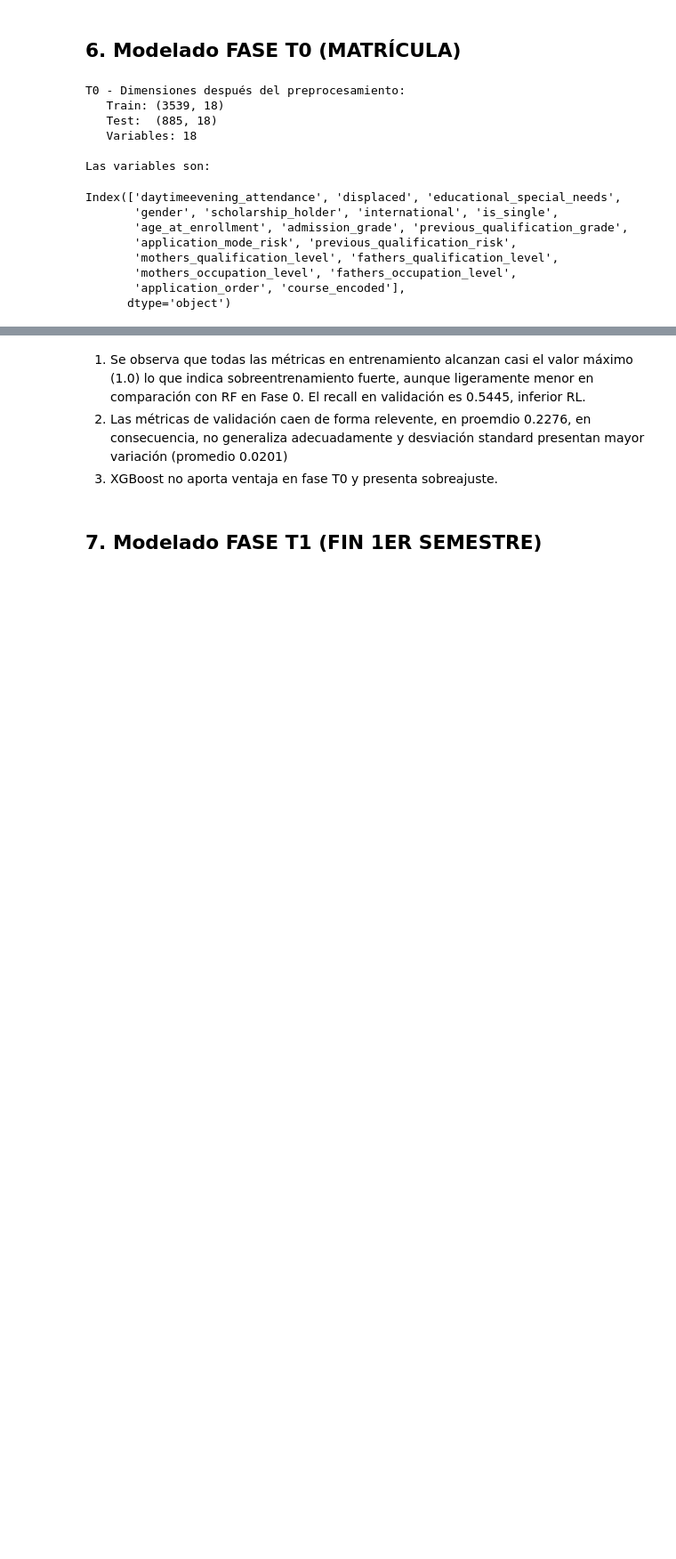
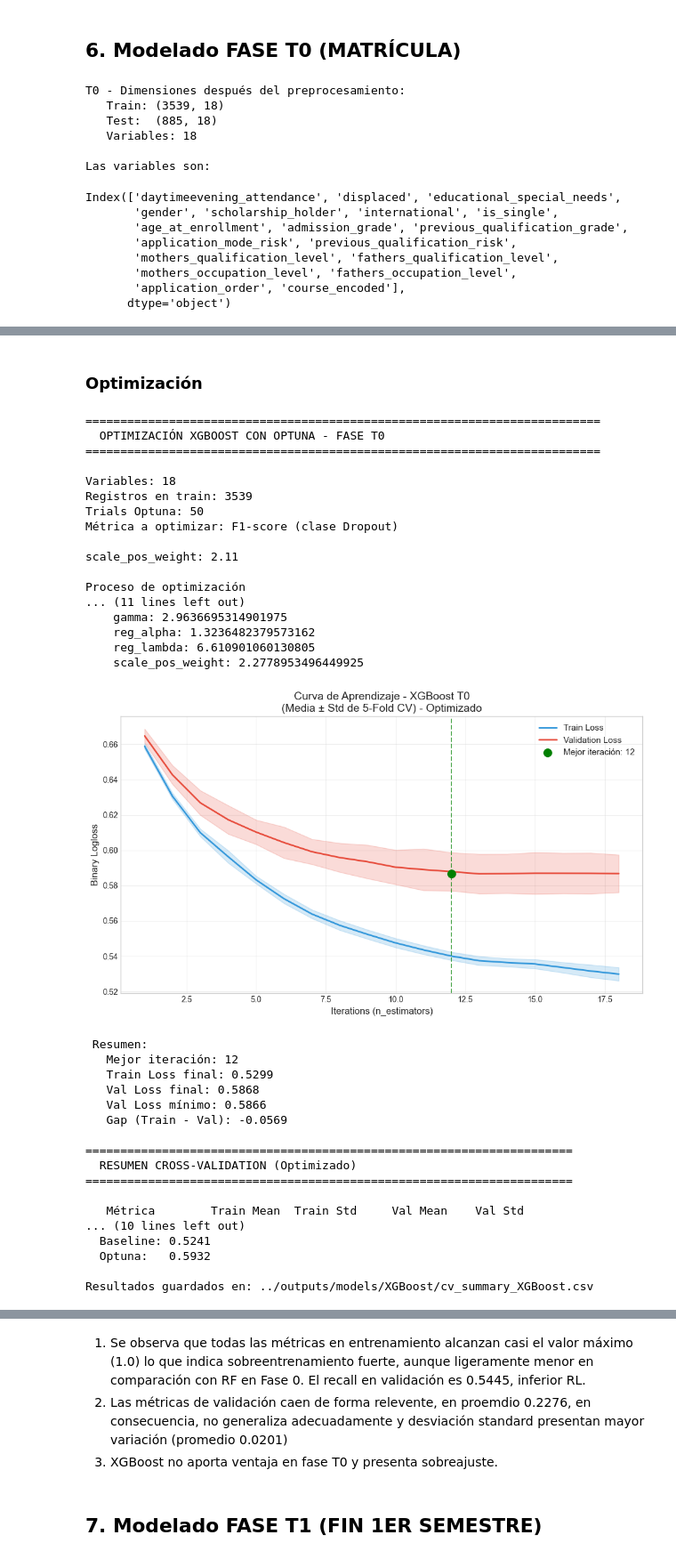
Before and after one commit to danielavielmaVIU/TFM_Desercion_Estudiantil_ML, a Jupyter notebook: notebooks/4.3_modelado_XGBoost_train.ipynb, the cells around one changed output, grey strips where cells are left out. Shown at 89% size. Saved outputs shown, nothing was run; the diff lists cells and outputs as text; code cells hidden in the pictures; blank space fills up the shorter version.

```diff
--- a/notebooks/4.3_modelado_XGBoost_train.ipynb
+++ b/notebooks/4.3_modelado_XGBoost_train.ipynb
@@ -569,0 +959,60 @@ Resultados guardados en: ../outputs/models/XGBoost/cv_summary_XGBoost.csv
+# %% [markdown]
+### Optimización
+# %%
+results_T0_optuna = entrena_xgboost_con_optuna(X_train_T0, y_train, fase='T0', n_trials=50)
+
+# Comparar baseline vs optimizado
+print(f"\nComparación F1-score:")
+print(f"  Baseline: {results_T0['cv_results']['test_f1'].mean():.4f}")
+print(f"  Optuna:   {results_T0_optuna['best_f1_sore_cv']:.4f}")
+
+df_resumen_xgb_T0_opt = resumen_cv(
+    cv_results=results_T0_optuna['cv_results'],
+    fase='T0',
+    modelo='XGBoost_opt'
+)
+
+xgb_path = "../outputs/models/XGBoost/cv_summary_XGBoost.csv"
+df_xgb = pd.read_csv(xgb_path)
+df_final = pd.concat([df_xgb, df_resumen_xgb_T0_opt], ignore_index=True)
+csv_path = "cv_summary_XGBoost.csv"
+
+# Guardar tabla de comparación
+df_final.to_csv(xgb_path, index=False)
+print(f"\nResultados guardados en: {OUTPUT_DIR_REPORTES}cv_summary_XGBoost.csv")
+# %% [output]
+==========================================================================
+  OPTIMIZACIÓN XGBOOST CON OPTUNA - FASE T0
+==========================================================================
+
+Variables: 18
+Registros en train: 3539
+Trials Optuna: 50
+Métrica a optimizar: F1-score (clase Dropout)
+
+scale_pos_weight: 2.11
+
+Proceso de optimización
+... (11 lines left out)
+    gamma: 2.9636695314901975
+    reg_alpha: 1.3236482379573162
+    reg_lambda: 6.610901060130805
+    scale_pos_weight: 2.2778953496449925
+[figure, added]
+ Resumen:
+   Mejor iteración: 12
+   Train Loss final: 0.5299
+   Val Loss final: 0.5868
+   Val Loss mínimo: 0.5866
+   Gap (Train - Val): -0.0569
+
+======================================================================
+  RESUMEN CROSS-VALIDATION (Optimizado)
+======================================================================
+
+   Métrica        Train Mean  Train Std     Val Mean    Val Std
+... (10 lines left out)
+  Baseline: 0.5241
+  Optuna:   0.5932
+
+Resultados guardados en: ../outputs/models/XGBoost/cv_summary_XGBoost.csv
```
Also changed, not shown: parts of 20 cells of this notebook, 5 other files.
